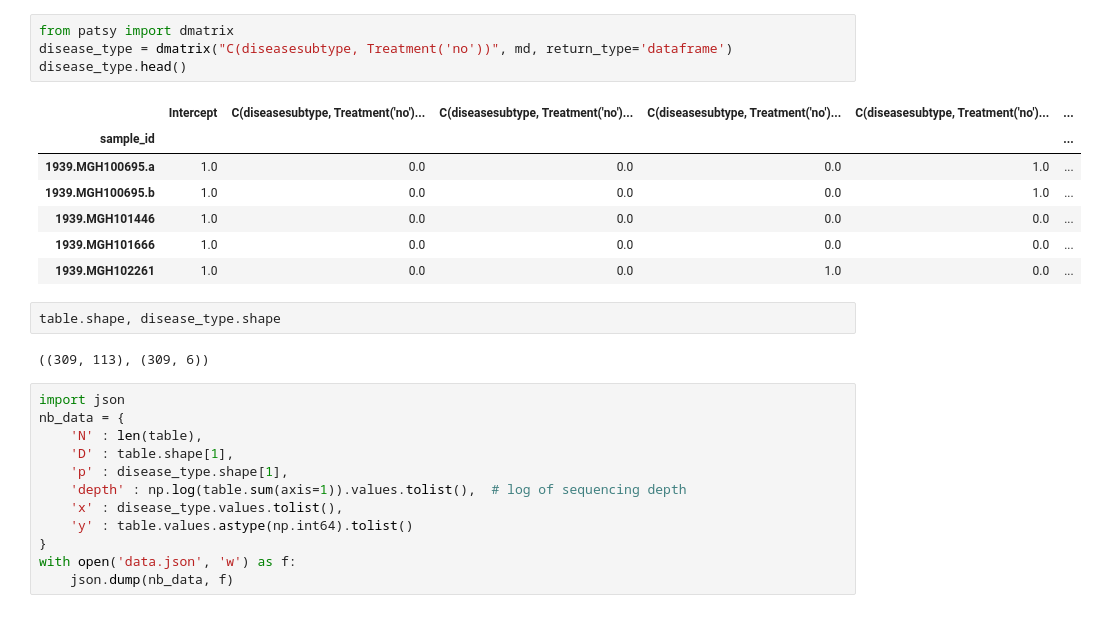
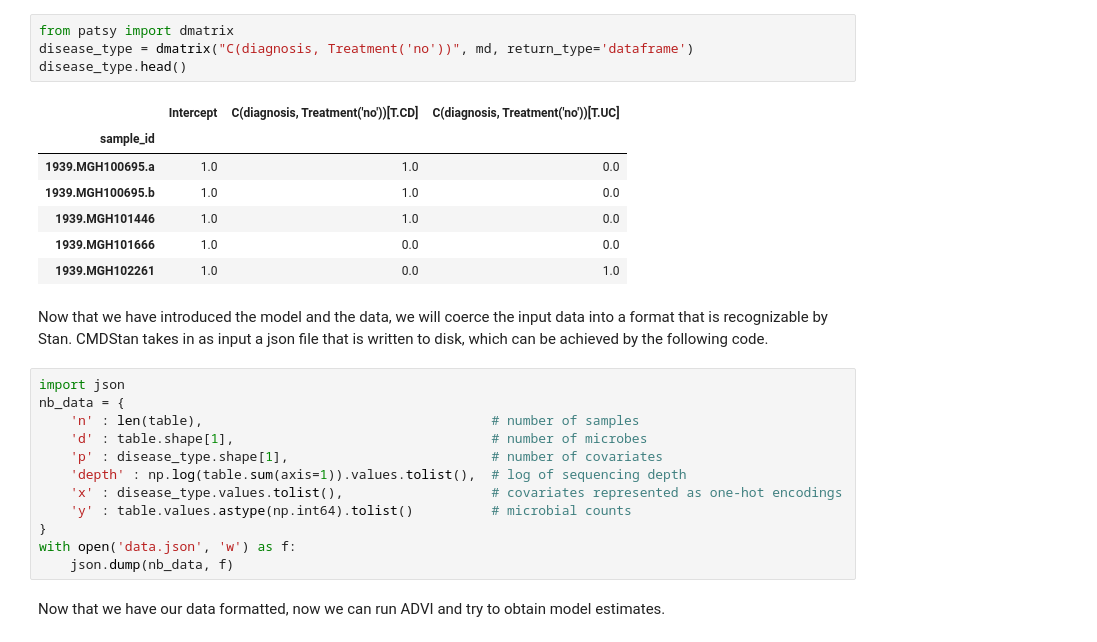
Before and after one commit to mortonjt/differential-abundance-intro, a Jupyter notebook: ipynb/ibd-rectum-case-study.ipynb, the cells around one changed output. Drawn from its saved outputs; the diff is of its cells as text.

```diff
--- a/ipynb/ibd-rectum-case-study.ipynb
+++ b/ipynb/ibd-rectum-case-study.ipynb
@@ -60,30 +103,30 @@ parameters {
 # %%
 from patsy import dmatrix
-disease_type = dmatrix("C(diseasesubtype, Treatment('no'))", md, return_type='dataframe')
+disease_type = dmatrix("C(diagnosis, Treatment('no'))", md, return_type='dataframe')
 disease_type.head()
 # %% [output]
-|  | Intercept | C(diseasesubtype, Treatment('no')... | C(diseasesubtype, Treatment('no')... | C(diseasesubtype, Treatment('no')... | C(diseasesubtype, Treatment('no')... | ... |
-| sample_id |  |  |  |  |  | ... |
-| 1939.MGH100695.a | 1.0 | 0.0 | 0.0 | 0.0 | 1.0 | ... |
-| 1939.MGH100695.b | 1.0 | 0.0 | 0.0 | 0.0 | 1.0 | ... |
-| 1939.MGH101446 | 1.0 | 0.0 | 0.0 | 0.0 | 0.0 | ... |
-| 1939.MGH101666 | 1.0 | 0.0 | 0.0 | 0.0 | 0.0 | ... |
-| 1939.MGH102261 | 1.0 | 0.0 | 0.0 | 1.0 | 0.0 | ... |
+|  | Intercept | C(diagnosis, Treatment('no'))[T.CD] | C(diagnosis, Treatment('no'))[T.UC] |
+| sample_id |  |  |  |
+| 1939.MGH100695.a | 1.0 | 1.0 | 0.0 |
+| 1939.MGH100695.b | 1.0 | 1.0 | 0.0 |
+| 1939.MGH101446 | 1.0 | 1.0 | 0.0 |
+| 1939.MGH101666 | 1.0 | 0.0 | 0.0 |
+| 1939.MGH102261 | 1.0 | 0.0 | 1.0 |
-# %%
-table.shape, disease_type.shape
-# %% [output]
-((309, 113), (309, 6))
+# %% [markdown]
+Now that we have introduced the model and the data, we will coerce the input data into a format that is recognizable by Stan.  CMDStan takes in as input a json file that is written to disk, which can be achieved by the following code.
 # %%
 import json
 nb_data = {
-    'N' : len(table),
-    'D' : table.shape[1],
-    'p' : disease_type.shape[1],
+    'n' : len(table),                                     # number of samples
+    'd' : table.shape[1],                                 # number of microbes
+    'p' : disease_type.shape[1],                          # number of covariates
     'depth' : np.log(table.sum(axis=1)).values.tolist(),  # log of sequencing depth
-    'x' : disease_type.values.tolist(),
-    'y' : table.values.astype(np.int64).tolist()
+    'x' : disease_type.values.tolist(),                   # covariates represented as one-hot encodings
+    'y' : table.values.astype(np.int64).tolist()          # microbial counts
 }
 with open('data.json', 'w') as f:
     json.dump(nb_data, f)
+# %% [markdown]
+Now that we have our data formatted, now we can run ADVI and try to obtain model estimates.
 # %%
 %set_env TBB_CXX_TYPE gcc
```
Also changed, not shown: parts of 40 cells of this notebook, 5 other files.
